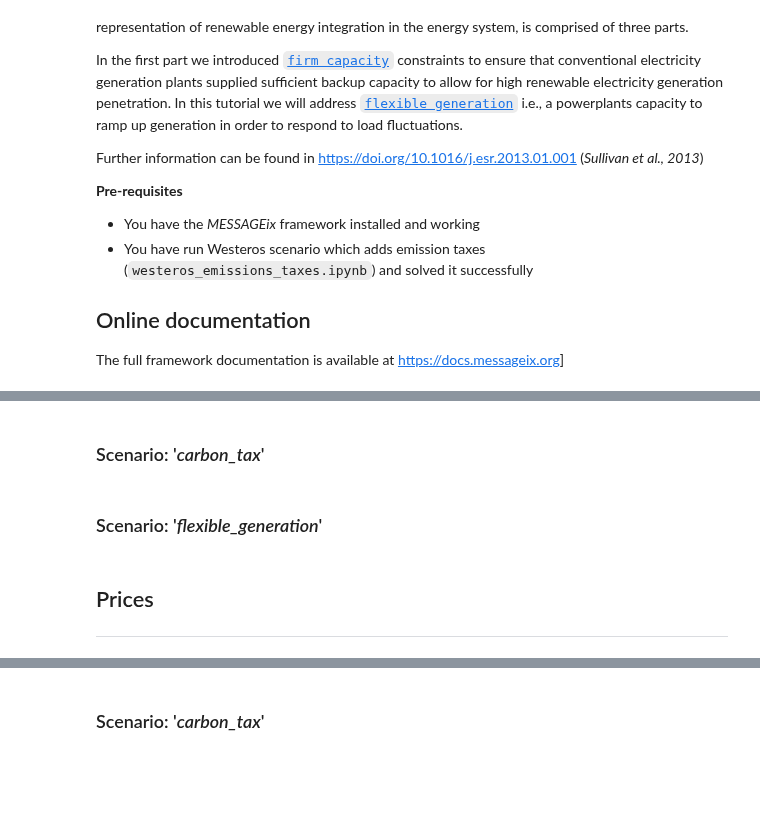
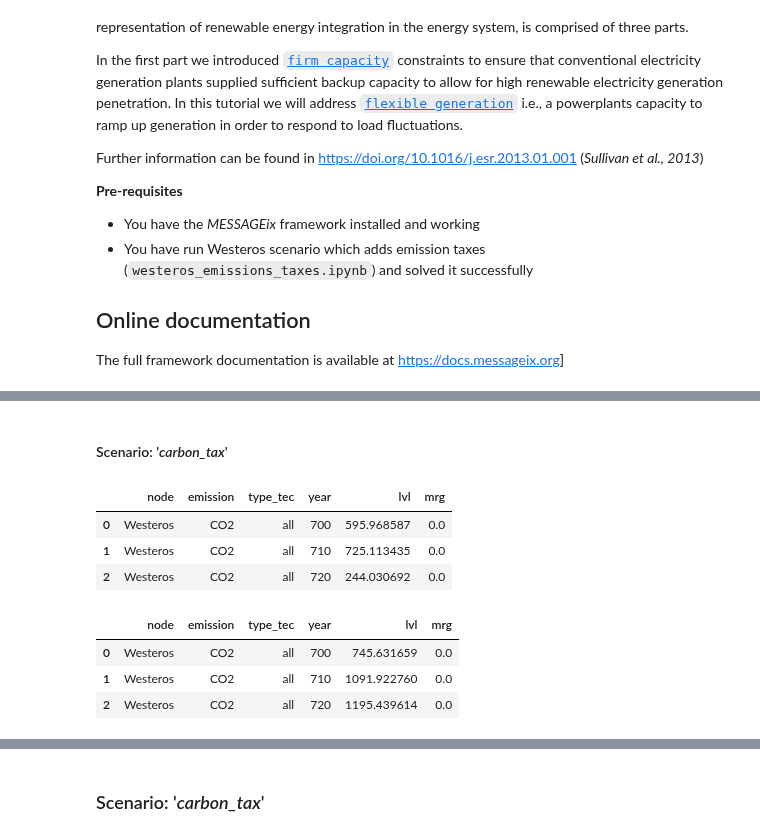
Before and after one commit to iiasa/message_ix, a Jupyter notebook: tutorial/westeros/westeros_flexible_generation.ipynb, the cells around one changed output, grey strips where cells are left out. Saved outputs shown, nothing was run; the diff lists cells and outputs as text; code cells hidden in the pictures; blank space fills up the shorter version.

```diff
--- a/tutorial/westeros/westeros_flexible_generation.ipynb
+++ b/tutorial/westeros/westeros_flexible_generation.ipynb
@@ -149,2 +173,2 @@ The additional activity in 720 by the `coal_ppl` in the '*flexible_generation*'
 # %% [markdown]
-### Scenario: '*carbon_tax*'
+#### Scenario: '*carbon_tax*'
@@ -153,2 +174,0 @@ rep_base.get("plot capacity")
-# %% [markdown]
-### Scenario: '*flexible_generation*'
@@ -157,3 +175,7 @@ rep_scen.get("plot capacity")
-# %% [markdown]
-## Prices
-***
+# %%
+base.var('EMISS', filters={'node': 'Westeros'})
+# %% [output]
+|  | node | emission | type_tec | year | lvl | mrg |
+| 0 | Westeros | CO2 | all | 700 | 595.968587 | 0.0 |
+| 1 | Westeros | CO2 | all | 710 | 725.113435 | 0.0 |
+| 2 | Westeros | CO2 | all | 720 | 244.030692 | 0.0 |
@@ -159,0 +184,7 @@ rep_scen.get("plot capacity")
+# %%
+scen.var('EMISS', filters={'node': 'Westeros'})
+# %% [output]
+|  | node | emission | type_tec | year | lvl | mrg |
+| 0 | Westeros | CO2 | all | 700 | 745.631659 | 0.0 |
+| 1 | Westeros | CO2 | all | 710 | 1091.922760 | 0.0 |
+| 2 | Westeros | CO2 | all | 720 | 1195.439614 | 0.0 |
```
Also changed, not shown: parts of 27 cells of this notebook.
